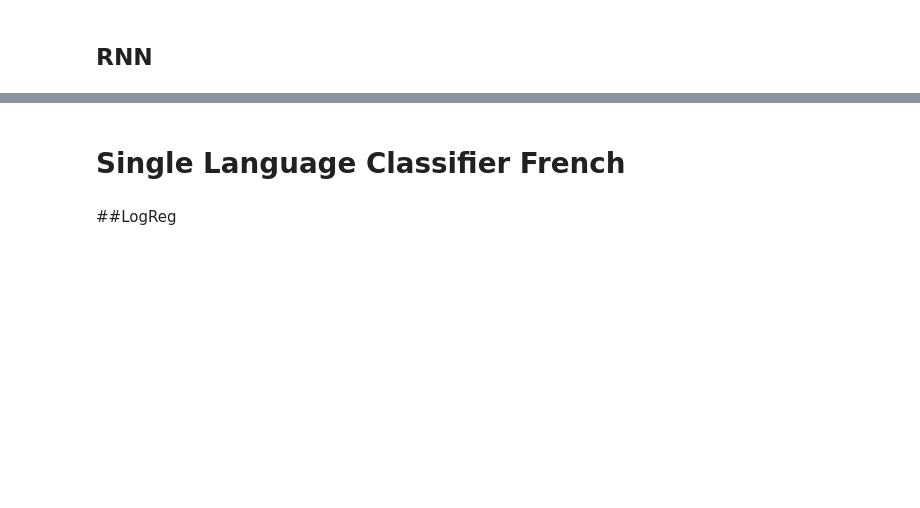
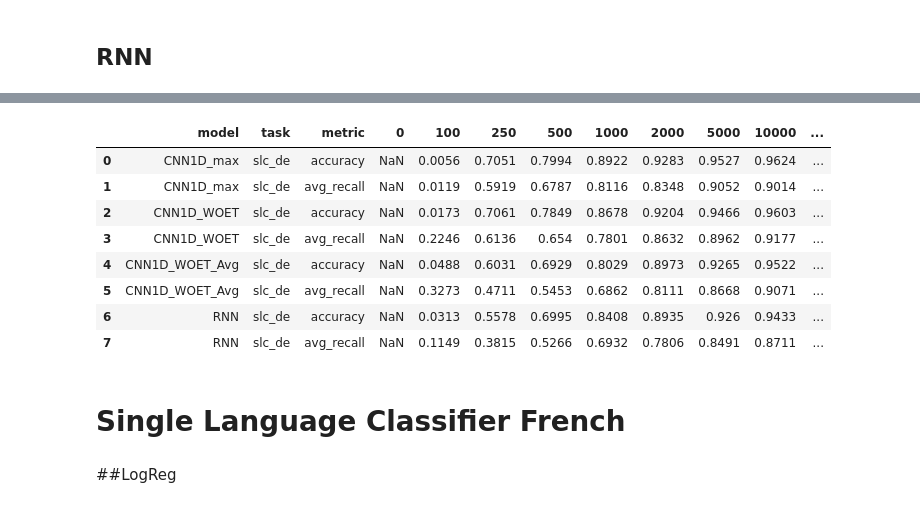
Before and after one commit to ELehmann91/Thesis_Multilingual_Transferlearning, a Jupyter notebook: Results_Thesis.ipynb, the cells around one changed output, grey strips where cells are left out. Saved outputs shown, nothing was run; the diff lists cells and outputs as text; code cells hidden in the pictures; blank space fills up the shorter version.

```diff
--- a/Results_Thesis.ipynb
+++ b/Results_Thesis.ipynb
@@ -562,0 +735,13 @@ test obs. 15000 b_accuracy 0.9300681098699748
+# %%
+task = 'slc_de'
+model = 'CNN1D_WOET'
+metrics = ['accuracy','avg_recall']
+
+for m in metrics:
+    if len(df_results[(df_results['model']==model) & (df_results['task']==task)& (df_results['metric']==m)])==0:
+        df_results = df_results.append({'model': model,'task':task,'metric':m}, ignore_index=True)
+
+for obs in tqdm([100,250,500,1000,2000,5000,10000,15000,25000]):
+     #run_CNN(X_train_emb_de,y_train_enc_de,X_val_emb_de,y_val_enc_de,X_test_emb_de,y_test_de,class_weight_dict_de,obs)
+     run_CNN(X_train_pad_de,y_train_enc_de,X_val_pad_de,y_val_enc_de,X_test_pad_de,y_test_de,class_weight_dict_de,obs)
+df_results[(df_results['model']==model) & (df_results['task']==task)]
@@ -562,0 +950,13 @@ test obs. 15000 b_accuracy 0.9300681098699748
+# %%
+task = 'slc_de'
+model = 'CNN1D_WOET_Avg'
+metrics = ['accuracy','avg_recall']
+
+for m in metrics:
+    if len(df_results[(df_results['model']==model) & (df_results['task']==task)& (df_results['metric']==m)])==0:
+        df_results = df_results.append({'model': model,'task':task,'metric':m}, ignore_index=True)
+
+for obs in tqdm([100,250,500,1000,2000,5000,10000,15000,25000]):
+     #run_CNN(X_train_emb_de,y_train_enc_de,X_val_emb_de,y_val_enc_de,X_test_emb_de,y_test_de,class_weight_dict_de,obs)
+     run_CNN(X_train_pad_de,y_train_enc_de,X_val_pad_de,y_val_enc_de,X_test_pad_de,y_test_de,class_weight_dict_de,obs)
+df_results[(df_results['model']==model) & (df_results['task']==task)]
@@ -609,0 +1156,14 @@ run_CNN_best(X_train_pad_de,y_train_enc_de,X_val_pad_de,y_val_enc_de,X_test_pad_
+# %%
+task = 'slc_de'
+model = 'RNN'
+metrics = ['accuracy','avg_recall']
+
+for m in metrics:
+    if len(df_results[(df_results['model']==model) & (df_results['task']==task)& (df_results['metric']==m)])==0:
+        df_results = df_results.append({'model': model,'task':task,'metric':m}, ignore_index=True)
+
+for obs in tqdm([100,250,500,1000,2000,5000,10000,15000,25000]):
+     #run_RNN(X_train_emb_de,y_train_enc_de,X_val_emb_de,y_val_enc_de,X_test_emb_de,y_test_de,class_weight_dict_de,obs)
+     run_RNN(X_train_pad_de,y_train_enc_de,X_val_pad_de,y_val_enc_de,X_test_pad_de,y_test_de,class_weight_dict_de,obs)
+
+df_results[(df_results['model']==model) & (df_results['task']==task)]
@@ -610,3 +1328,16 @@ run_CNN_best(X_train_pad_de,y_train_enc_de,X_val_pad_de,y_val_enc_de,X_test_pad_
+# %%
+task = 'slc_de'
+df_results[(df_results['task']==task)]
+# %% [output]
+|  | model | task | metric | 0 | 100 | 250 | 500 | 1000 | 2000 | 5000 | 10000 | ... |
+| 0 | CNN1D_max | slc_de | accuracy | NaN | 0.0056 | 0.7051 | 0.7994 | 0.8922 | 0.9283 | 0.9527 | 0.9624 | ... |
+| 1 | CNN1D_max | slc_de | avg_recall | NaN | 0.0119 | 0.5919 | 0.6787 | 0.8116 | 0.8348 | 0.9052 | 0.9014 | ... |
+| 2 | CNN1D_WOET | slc_de | accuracy | NaN | 0.0173 | 0.7061 | 0.7849 | 0.8678 | 0.9204 | 0.9466 | 0.9603 | ... |
+| 3 | CNN1D_WOET | slc_de | avg_recall | NaN | 0.2246 | 0.6136 | 0.654 | 0.7801 | 0.8632 | 0.8962 | 0.9177 | ... |
+| 4 | CNN1D_WOET_Avg | slc_de | accuracy | NaN | 0.0488 | 0.6031 | 0.6929 | 0.8029 | 0.8973 | 0.9265 | 0.9522 | ... |
+| 5 | CNN1D_WOET_Avg | slc_de | avg_recall | NaN | 0.3273 | 0.4711 | 0.5453 | 0.6862 | 0.8111 | 0.8668 | 0.9071 | ... |
+| 6 | RNN | slc_de | accuracy | NaN | 0.0313 | 0.5578 | 0.6995 | 0.8408 | 0.8935 | 0.926 | 0.9433 | ... |
+| 7 | RNN | slc_de | avg_recall | NaN | 0.1149 | 0.3815 | 0.5266 | 0.6932 | 0.7806 | 0.8491 | 0.8711 | ... |
 # %% [markdown]
 # Single Language Classifier French
 # %% [markdown]
```
Also changed, not shown: parts of 172 cells of this notebook.
